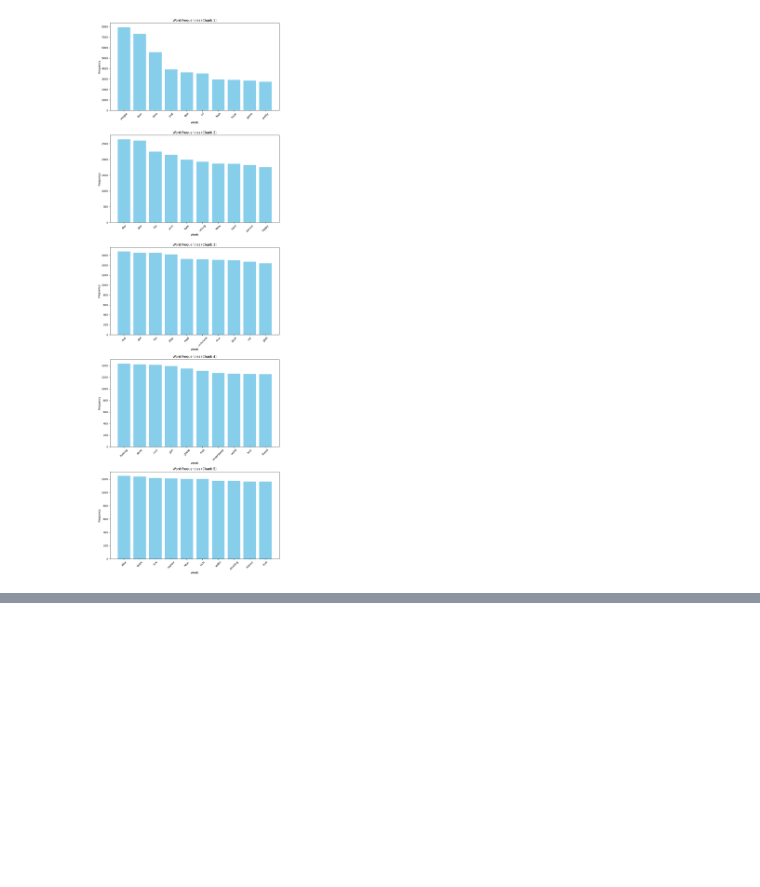
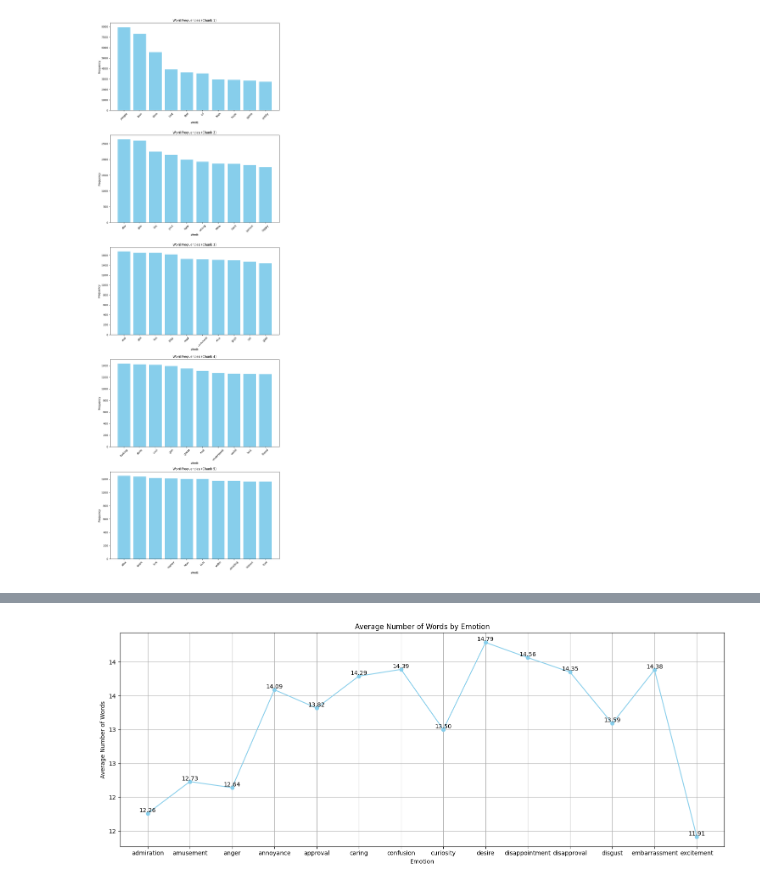
Before and after one commit to mouhebmhd/EduMotions, a Jupyter notebook: emotionsDetection.ipynb, the cells around one changed output, grey strips where cells are left out. Saved outputs shown, nothing was run; the diff lists cells and outputs as text; code cells hidden in the pictures; blank space fills up the shorter version.

Commit message:
plotting the average of words per emotion

```diff
--- a/emotionsDetection.ipynb
+++ b/emotionsDetection.ipynb
@@ -279,0 +343,33 @@ plt.show()
+# %%
+import matplotlib.pyplot as plt
+import numpy as np
+from matplotlib.ticker import FuncFormatter
+
+# Extract emotions and their average word counts
+emotions = list(average_words_by_emotion.keys())[:14]
+averages = list(average_words_by_emotion.values())[:14]
+
+# Calculate standard deviation for each emotion
+std_devs = [np.std(data[data[emotion] == 1]['text'].apply(lambda x: len(x.split()))) for emotion in emotions]
+
+# Plot emotions and their average word counts with error bars
+plt.figure(figsize=(15, 6))
+
+# Plot the line chart with markers
+plt.errorbar(emotions, averages,  fmt='-o', color='skyblue', capsize=5)
+
+# Format y-axis labels with commas
+plt.gca().yaxis.set_major_formatter(FuncFormatter(lambda x, _: format(int(x), ',')))
+
+# Add text annotations for each point
+for emotion, average in zip(emotions, averages):
+    plt.text(emotion, average, f'{average:.2f}', ha='center', va='bottom')
+
+plt.title('Average Number of Words by Emotion')
+plt.xlabel('Emotion')
+plt.ylabel('Average Number of Words')
+plt.grid(True)  # Add grid for better readability
+plt.tight_layout()  # Adjust layout to prevent clipping of labels
+plt.show()
+# %% [output]
+[figure, added]
```
Also changed, not shown: parts of 3 cells of this notebook, 2 other files.
